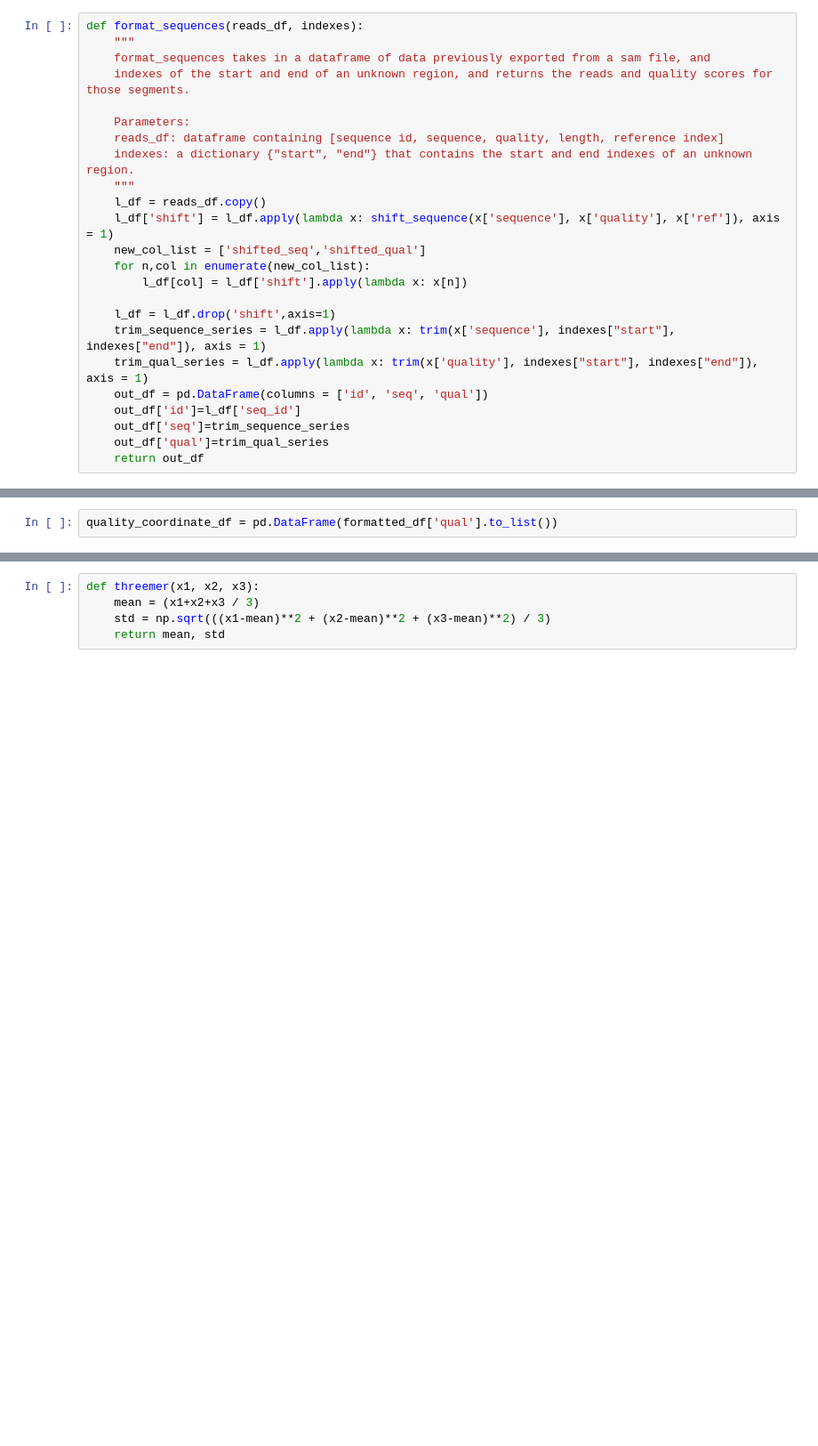
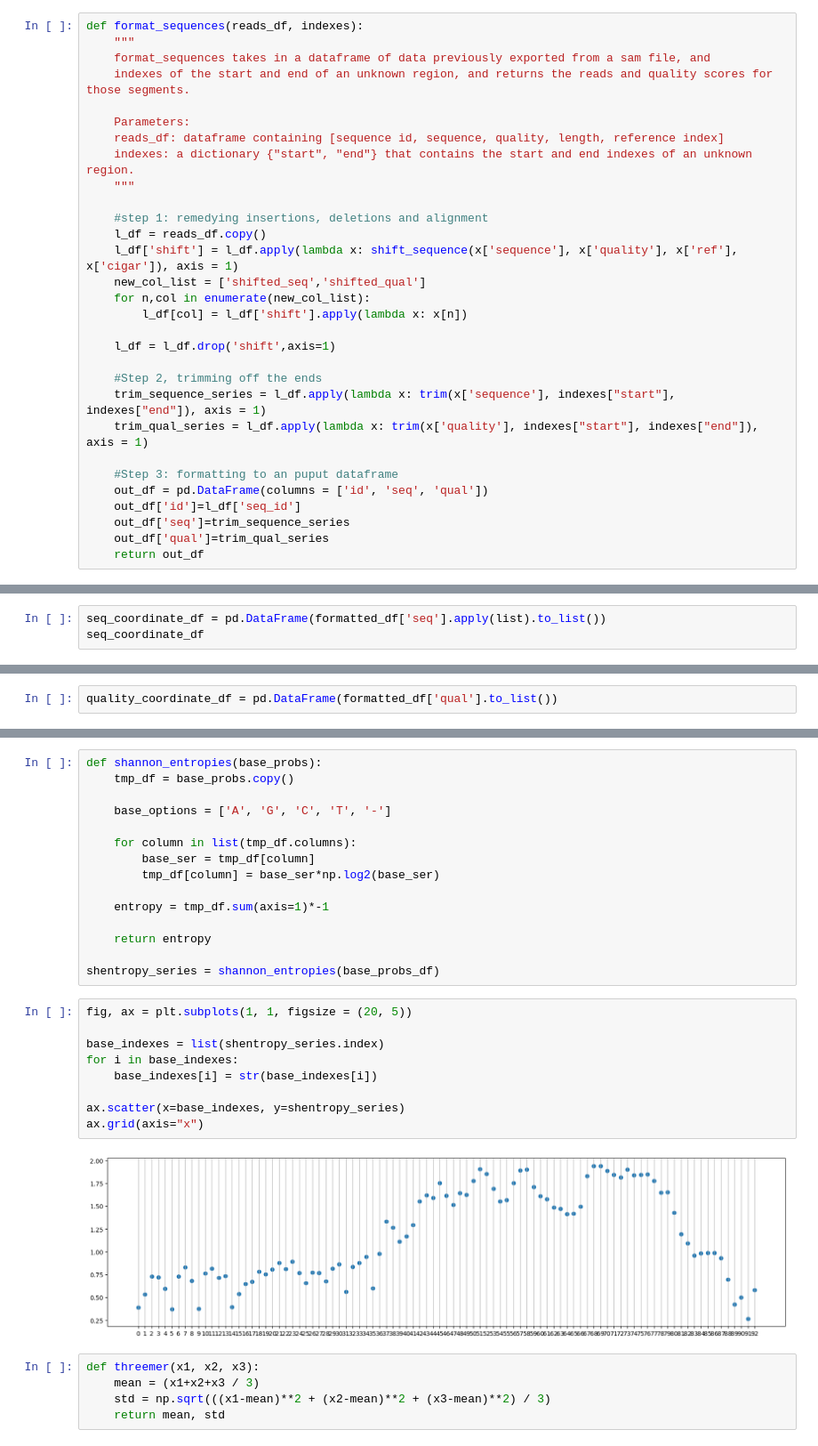
Before and after one commit to Marchand-Lab-Capstone/XenoFind, a Jupyter notebook: lib/xf_prelims/xf_low_qual_work.ipynb, the cells around one changed output, grey strips where cells are left out. Shown at 89% size. Saved outputs shown, nothing was run; the diff lists cells and outputs as text; blank space fills up the shorter version.

```diff
--- a/lib/xf_prelims/xf_low_qual_work.ipynb
+++ b/lib/xf_prelims/xf_low_qual_work.ipynb
@@ -125,15 +151,21 @@ def format_sequences(reads_df, indexes):
     reads_df: dataframe containing [sequence id, sequence, quality, length, reference index]
     indexes: a dictionary {"start", "end"} that contains the start and end indexes of an unknown region.
     """
+
+    #step 1: remedying insertions, deletions and alignment
     l_df = reads_df.copy()
-    l_df['shift'] = l_df.apply(lambda x: shift_sequence(x['sequence'], x['quality'], x['ref']), axis = 1)
+    l_df['shift'] = l_df.apply(lambda x: shift_sequence(x['sequence'], x['quality'], x['ref'], x['cigar']), axis = 1)
     new_col_list = ['shifted_seq','shifted_qual']
     for n,col in enumerate(new_col_list):
         l_df[col] = l_df['shift'].apply(lambda x: x[n])
 
     l_df = l_df.drop('shift',axis=1)
+
+    #Step 2, trimming off the ends
     trim_sequence_series = l_df.apply(lambda x: trim(x['sequence'], indexes["start"], indexes["end"]), axis = 1)
     trim_qual_series = l_df.apply(lambda x: trim(x['quality'], indexes["start"], indexes["end"]), axis = 1)
+
+    #Step 3: formatting to an puput dataframe
     out_df = pd.DataFrame(columns = ['id', 'seq', 'qual'])
     out_df['id']=l_df['seq_id']
     out_df['seq']=trim_sequence_series
@@ -141,3 +173,6 @@ def format_sequences(reads_df, indexes):
     return out_df
 # %%
 formatted_df = format_sequences(loaded_df, read_indexes)
+# %%
+seq_coordinate_df = pd.DataFrame(formatted_df['seq'].apply(list).to_list())
+seq_coordinate_df
@@ -146,3 +284,29 @@ quality_coordinate_df = pd.DataFrame(formatted_df['qual'].to_list())
+# %%
+def shannon_entropies(base_probs):
+    tmp_df = base_probs.copy()
+
+    base_options = ['A', 'G', 'C', 'T', '-']
+
+    for column in list(tmp_df.columns):
+        base_ser = tmp_df[column]
+        tmp_df[column] = base_ser*np.log2(base_ser)
+
+    entropy = tmp_df.sum(axis=1)*-1
+
+    return entropy
+
+shentropy_series = shannon_entropies(base_probs_df)
+# %%
+fig, ax = plt.subplots(1, 1, figsize = (20, 5))
+
+base_indexes = list(shentropy_series.index)
+for i in base_indexes:
+    base_indexes[i] = str(base_indexes[i])
+
+ax.scatter(x=base_indexes, y=shentropy_series)
+ax.grid(axis="x")
+# %% [output]
+[figure, added]
 # %%
 def threemer(x1, x2, x3):
     mean = (x1+x2+x3 / 3)
```
Also changed, not shown: parts of 8 cells of this notebook, 1 other file.
